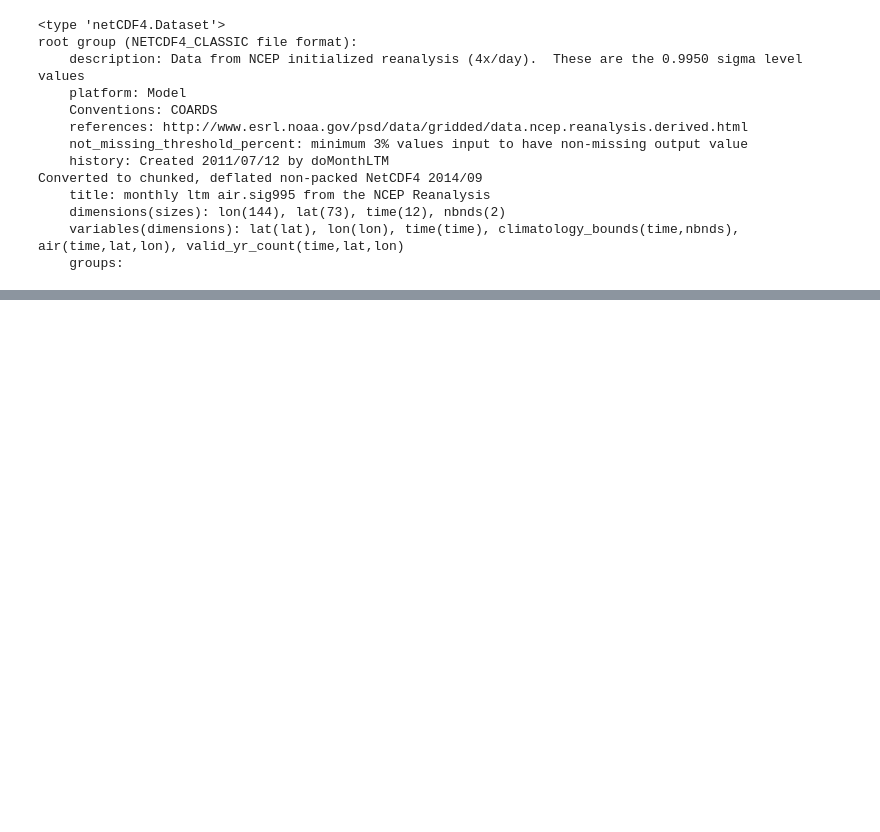
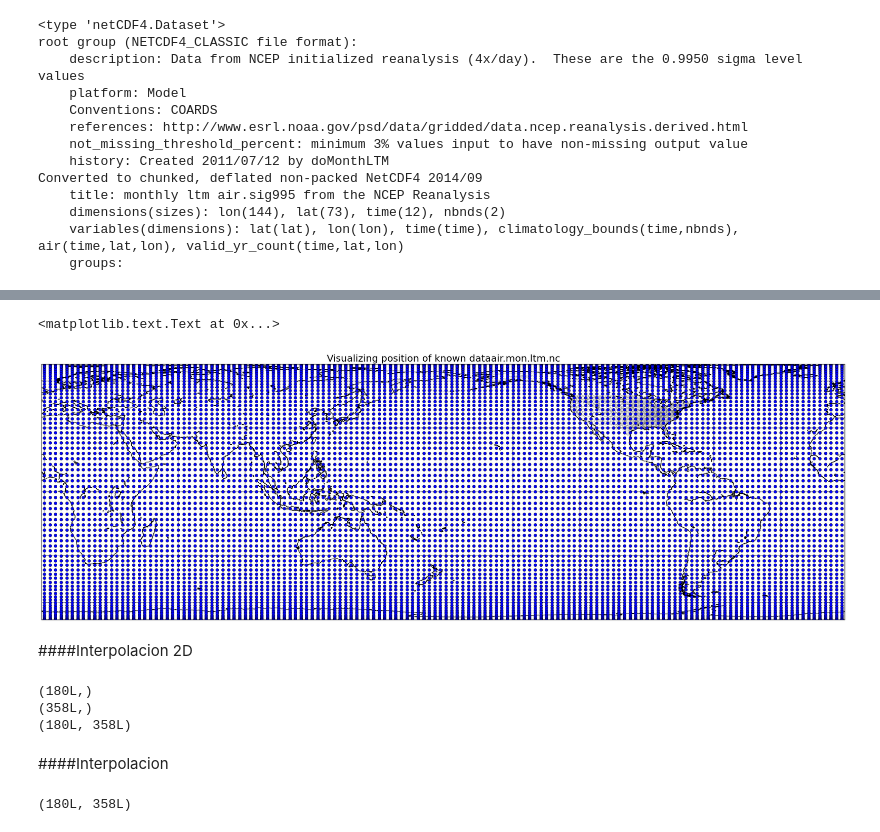
Before and after one commit to JC-AlfonsoR/CM20151_HW4_CamiloAlfonso, a Jupyter notebook: Rios_y_Oceanos/Interp_mapa.ipynb, the cells around one changed output, grey strips where cells are left out. Cells and saved outputs as stored; diff of their text form; code cells hidden in the pictures; blank space fills up the shorter version.

Commit message:
Finish working on map interpoaltion

```diff
--- a/Rios_y_Oceanos/Interp_mapa.ipynb
+++ b/Rios_y_Oceanos/Interp_mapa.ipynb
@@ -94,0 +94,42 @@ savefig('mapa.png')
+# %%
+figure(figsize(30,10))
+
+map = Basemap(projection='cea', lat_0=lat_0, lon_0=lon_0,
+              resolution='h', area_thresh=500.0)
+map.drawcoastlines()
+map.drawcounties()
+map.drawmeridians(np.arange(0,360,30))
+map.drawparallels(np.arange(-90,90,30))
+
+lon, lat = np.meshgrid(lons, lats)
+xi,yi = map(lon, lat)
+map.plot(xi,yi,'bo')
+title('Visualizing position of known data' + file_name,size=20)
+# %% [output]
+<matplotlib.text.Text at 0x...>
+[figure, added]
+# %% [markdown]
+####Interpolacion 2D
+# %%
+points = array([lat.ravel(),lon.ravel()]).T #Puntos conocidos
+values = air.ravel() #Valores conocidos
+
+#Crear malla mas fina en n_lat, n_lon
+new_lats = arange(min(lats),max(lats),1)
+new_lons = arange(min(lons),max(lons),1)
+n_lon,n_lat = meshgrid(new_lons,new_lats)
+print(shape(new_lats))
+print(shape(new_lons))
+print(shape(n_lat))
+# %% [output]
+(180L,)
+(358L,)
+(180L, 358L)
+# %% [markdown]
+####Interpolacion
+# %%
+from scipy.interpolate import griddata
+grid_interp = griddata(points, values, (n_lat,n_lon), method='nearest')
+shape(grid_interp)
+# %% [output]
+(180L, 358L)
```
Also changed, not shown: parts of 4 cells of this notebook, 4 other files.
